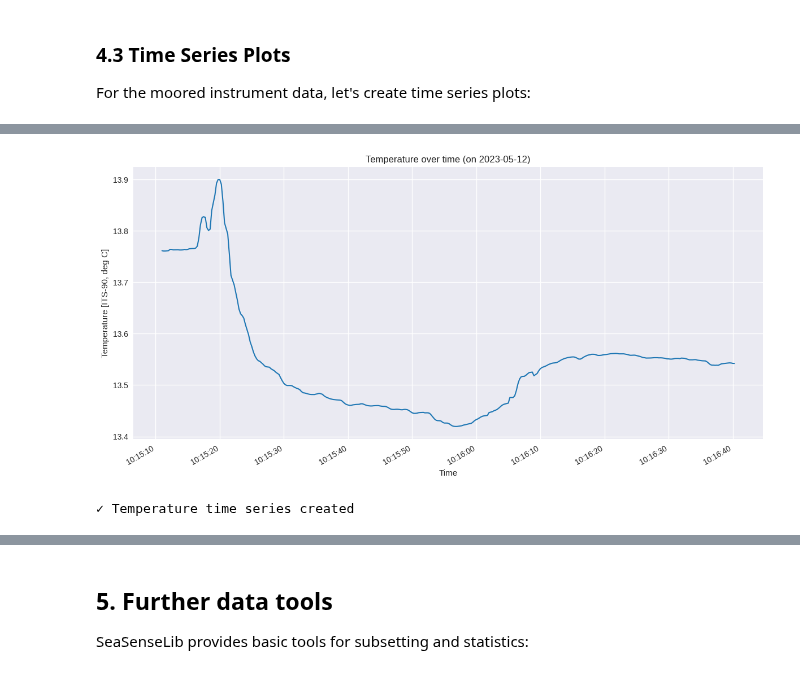
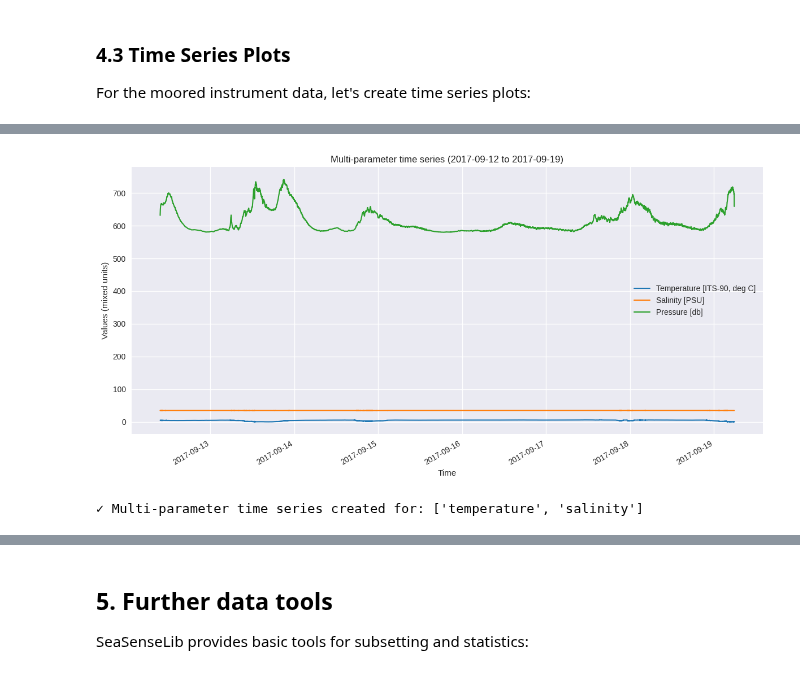
Before and after one commit to ocean-uhh/seasenselib, a Jupyter notebook: demo-output.ipynb, the cells around one changed output, grey strips where cells are left out. Drawn from its saved outputs; the diff is of its cells as text; code cells hidden in the pictures.

```diff
--- a/demo-output.ipynb
+++ b/demo-output.ipynb
@@ -278,10 +280,13 @@ For the moored instrument data, let's create time series plots:
 # %%
-# Single parameter time series - using direct plotter since API has a bug
-if 'temperature' in timeseries_data.data_vars:
-    ssl.plot('time-series', profile_data, parameters=['temperature'], title="CTD Profile T-S Diagram")
-    print("✓ Temperature time series created")
+# Multi-parameter time series
+# You can plot multiple parameters at once, but this plotter uses the same y-axis limits for all parameters.
+available_ts_params = [p for p in ['temperature', 'salinity', 'pressure'] if p in timeseries_data.data_vars]
+
+if len(available_ts_params) >= 2:
+    ssl.plot('time-series', timeseries_data, parameters=available_ts_params, title="CTD Profile T-S Diagram")
+    print(f"✓ Multi-parameter time series created for: {available_ts_params[:2]}")
 else:
-    print("Temperature data not available for time series")
+    print(f"Insufficient parameters for multi-plot. Available: {available_ts_params}")
 # %% [output]
-[figure, old version]
+[figure, new version]
-✓ Temperature time series created
+✓ Multi-parameter time series created for: ['temperature', 'salinity']
```
Also changed, not shown: parts of 25 cells of this notebook, 56 other files.
